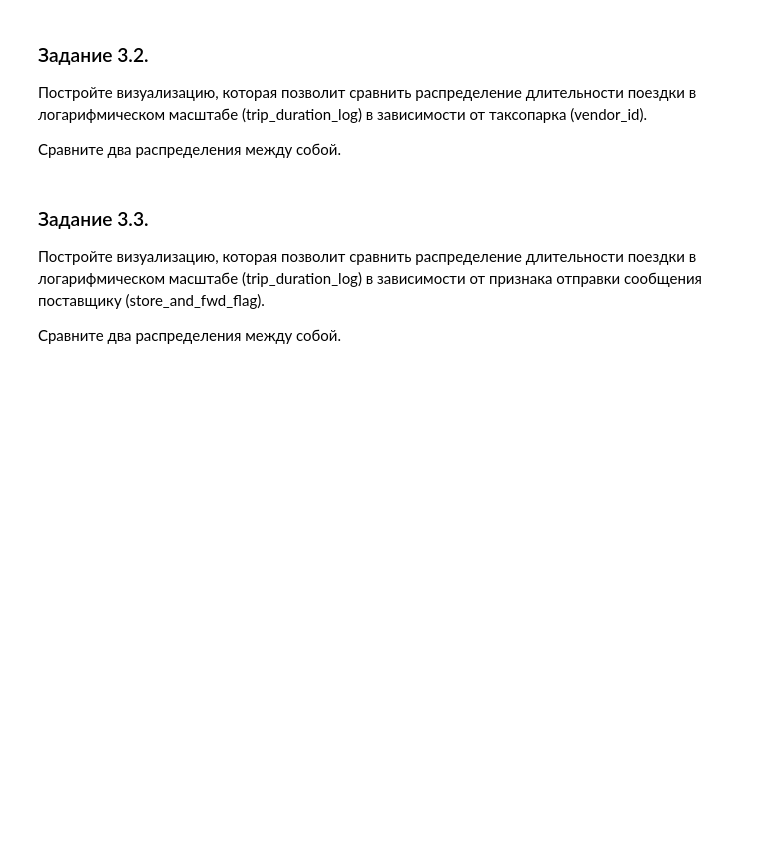
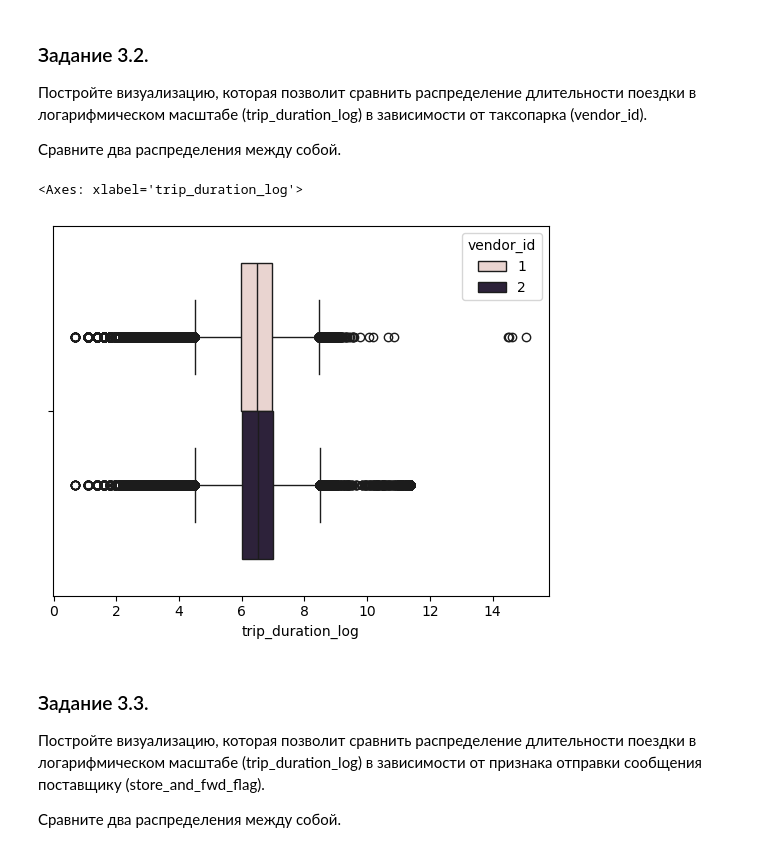
Before and after one commit to Mekhty111/NYC-Taxi-TripML, a Jupyter notebook: Project-5._Ноутбук-шаблон.ipynb, the cells around one changed output. Drawn from its saved outputs; the diff is of its cells as text; code cells hidden in the pictures; blank space fills up the shorter version.

```diff
--- a/Project-5._Ноутбук-шаблон.ipynb
+++ b/Project-5._Ноутбук-шаблон.ipynb
@@ -540,6 +542,10 @@ taxi_data['trip_duration_log'] = np.log(taxi_data['trip_duration']+1)
 Сравните два распределения между собой.
 # %%
 # ваш код здесь
+sns.boxplot(taxi_data, x='trip_duration_log', hue='vendor_id')
+# %% [output]
+<Axes: xlabel='trip_duration_log'>
+[figure, added]
 # %% [markdown]
 ### Задание 3.3.
 Постройте визуализацию, которая позволит сравнить распределение длительности поездки в логарифмическом масштабе (trip_duration_log) в зависимости от признака отправки сообщения поставщику (store_and_fwd_flag).
```
Also changed, not shown: parts of 32 cells of this notebook.
